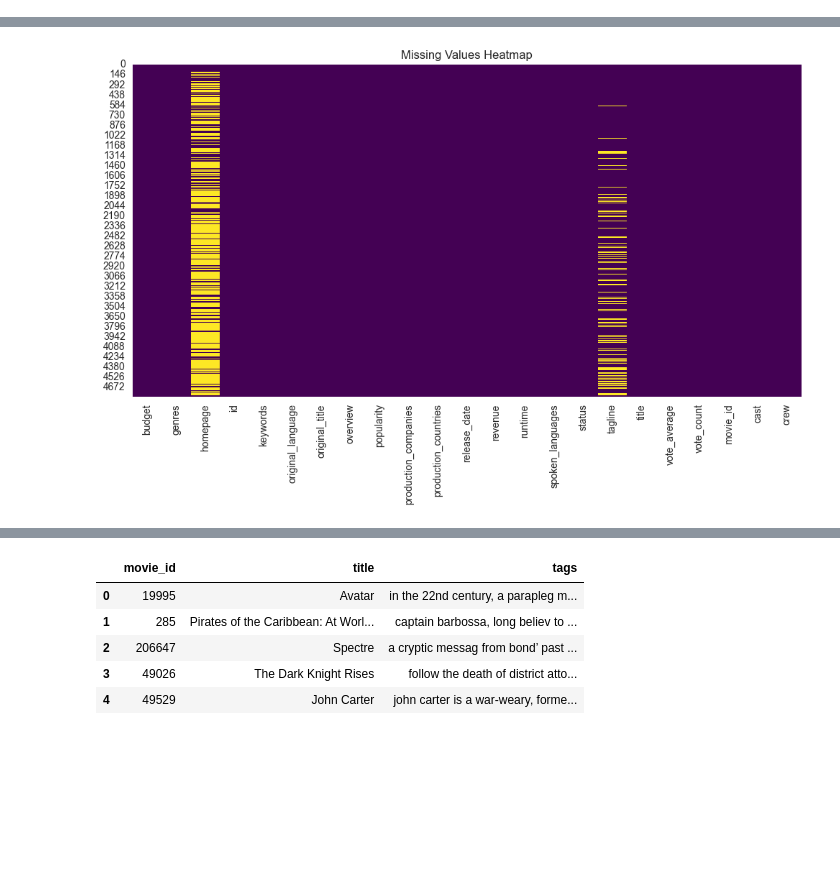
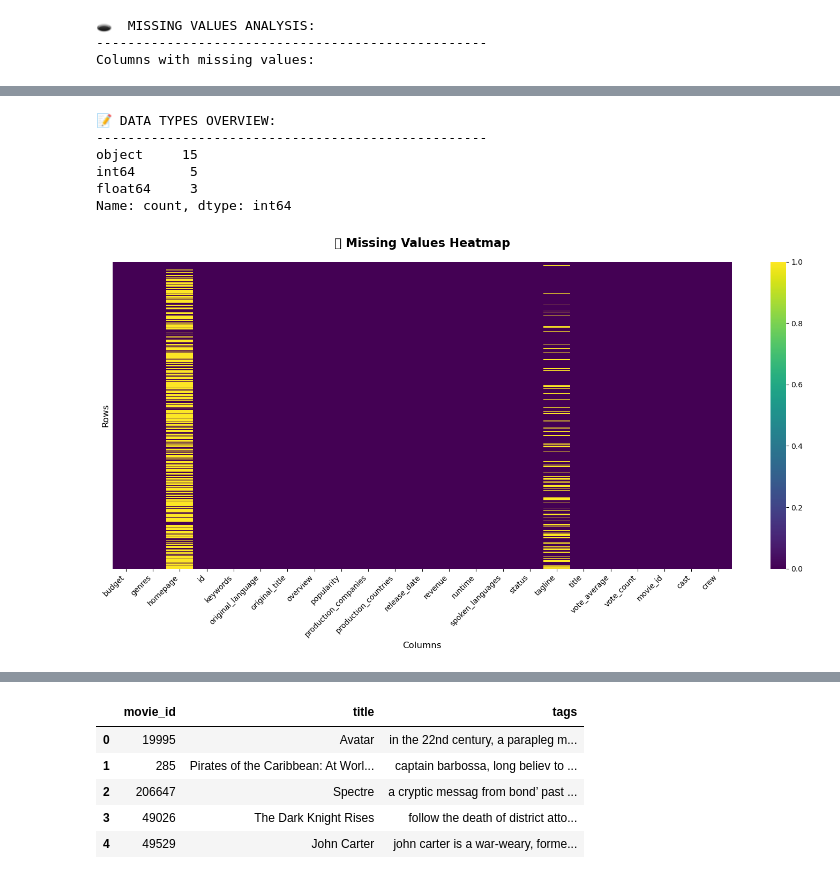
Before and after one commit to SajjadKhanYousafzai/Movie-Recommender-System, a Jupyter notebook: movie_recommend_system.ipynb, the cells around one changed output, grey strips where cells are left out. Drawn from its saved outputs; the diff is of its cells as text; code cells hidden in the pictures; blank space fills up the shorter version.

Commit message:
Update movie recommender system with enhanced UI and functionality - using Git LFS for large model files

```diff
--- a/movie_recommend_system.ipynb
+++ b/movie_recommend_system.ipynb
@@ -108,11 +328,66 @@ Columns: ['budget', 'genres', 'homepage', 'id', 'keywords', 'original_language',
 # %%
-# Basic statistics
-df.describe()
+# 🔍 SECTION 3: DATA QUALITY ASSESSMENT & STATISTICAL OVERVIEW
 
-# Check missing values
-print('Missing Values:\n', df.isnull().sum())
-plt.figure(figsize=(12, 6))
-sns.heatmap(df.isnull(), cbar=False, cmap='viridis')
-plt.title('Missing Values Heatmap')
+print("🔍 Conducting Comprehensive Data Quality Assessment...")
+print("=" * 70)
+
+# Basic Statistical Summary
+print("📊 STATISTICAL SUMMARY:")
+print("-" * 50)
+display(df.describe())
+
+# Missing Values Analysis
+print("\n🕳️  MISSING VALUES ANALYSIS:")
+print("-" * 50)
+missing_data = df.isnull().sum()
+missing_percent = (missing_data / len(df)) * 100
+missing_summary = pd.DataFrame({
+    'Missing Count': missing_data,
+    'Missing Percentage': missing_percent
+}).sort_values('Missing Count', ascending=False)
+
+# Display only columns with missing values
+missing_cols = missing_summary[missing_summary['Missing Count'] > 0]
+if len(missing_cols) > 0:
+    print("Columns with missing values:")
+    display(missing_cols)
+else:
+    print("✅ No missing values detected!")
+
+# Data Types Overview
+print("\n📝 DATA TYPES OVERVIEW:")
+print("-" * 50)
+dtype_summary = df.dtypes.value_counts()
+print(dtype_summary)
+
+# Visualize missing values pattern
+plt.figure(figsize=(15, 8))
+sns.heatmap(df.isnull(), cbar=True, cmap='viridis', yticklabels=False)
+plt.title('🗺️ Missing Values Heatmap', fontsize=16, fontweight='bold', pad=20)
+plt.xlabel('Columns', fontsize=12)
+plt.ylabel('Rows', fontsize=12)
+plt.xticks(rotation=45, ha='right')
+plt.tight_layout()
 plt.show()
+
+# Key Statistics
+print(f"\n📈 KEY DATASET STATISTICS:")
+print("-" * 50)
+print(f"🎬 Total Movies: {len(df):,}")
+
+# Handle date range safely
+try:
+    # Filter out null values for date range
+    valid_dates = df['release_date'].dropna()
+    if len(valid_dates) > 0:
+        print(f"📅 Date Range: {valid_dates.min()} to {valid_dates.max()}")
+    else:
+        print(f"📅 Date Range: No valid dates found")
+except:
+    print(f"📅 Date Range: Unable to determine (mixed data types)")
+
+print(f"💰 Budget Range: ${df['budget'].min():,} to ${df['budget'].max():,}")
+print(f"🎯 Rating Range: {df['vote_average'].min()} to {df['vote_average'].max()}")
+print(f"🔢 Unique Titles: {df['title'].nunique():,}")
+print("=" * 70)
 # %% [output]
@@ -135,0 +407,3 @@ dtype: int64
+🕳️  MISSING VALUES ANALYSIS:
+--------------------------------------------------
+Columns with missing values:
@@ -136 +414,7 @@ dtype: int64
+📝 DATA TYPES OVERVIEW:
+--------------------------------------------------
+object     15
+int64       5
+float64     3
+Name: count, dtype: int64
-[figure, old version]
+[figure, new version]
```
Also changed, not shown: parts of 28 cells of this notebook, 14 other files.
